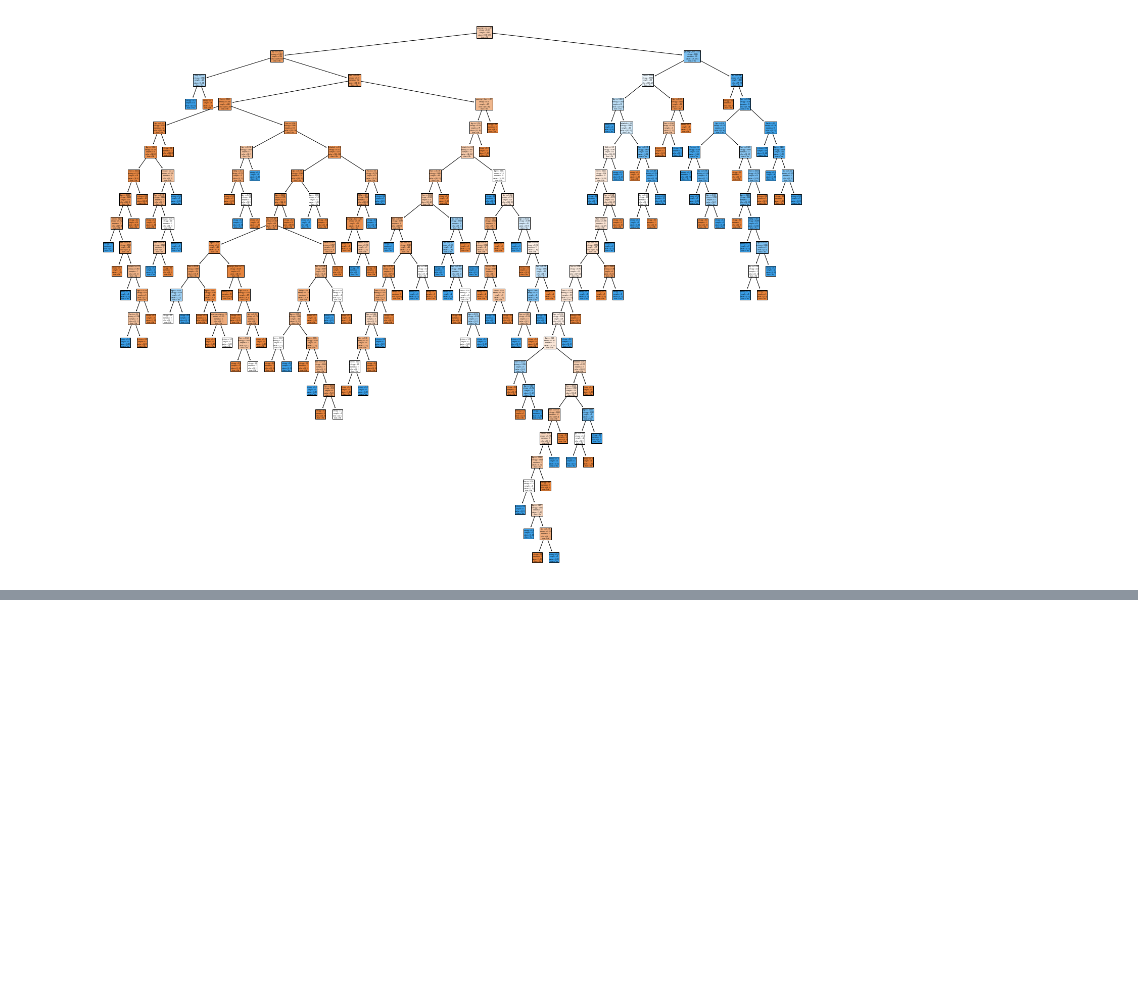
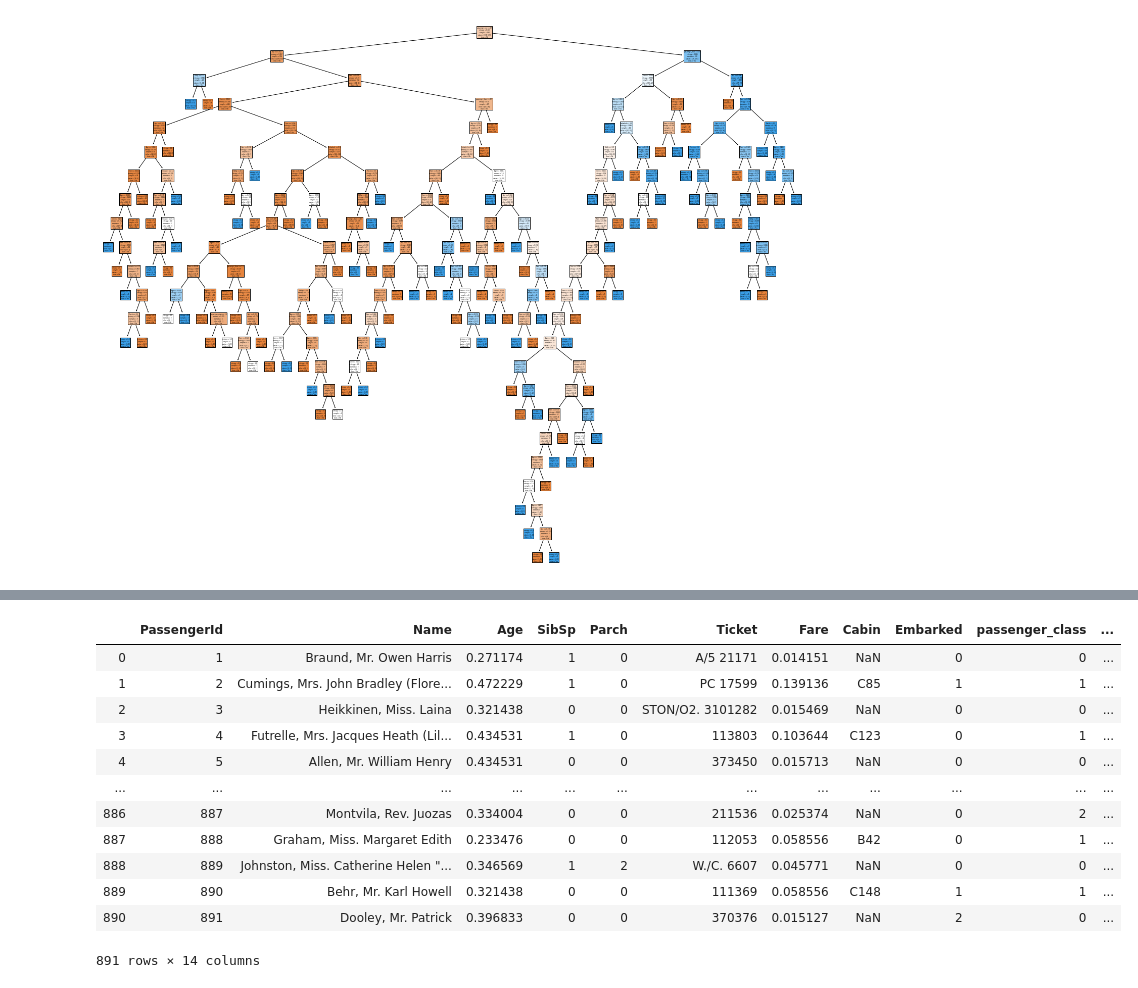
Before and after one commit to HectorMendia/StatisticalLearning1, a Jupyter notebook: proyecto_fase2.ipynb, the cells around one changed output, grey strips where cells are left out. Saved outputs shown, nothing was run; the diff lists cells and outputs as text; code cells hidden in the pictures; blank space fills up the shorter version.

Commit message:
proyecto finalizacion

```diff
--- a/proyecto_fase2.ipynb
+++ b/proyecto_fase2.ipynb
@@ -49,0 +163,30 @@ _ = tree.plot_tree(modelo_DT.modelo,
+# %%
+explore = pd.read_csv('data_titanic_proyecto.csv')
+edad_media =explore.Age.median( skipna = True)
+explore.Age = base_data.Age.replace(np.NaN,edad_media)
+explore.Embarked = explore.Embarked.replace(np.NaN,'S')
+explore['Embarked'] = pd.factorize(explore['Embarked'])[0]
+# conversion a numeros de la clase
+explore['passenger_class'] = pd.factorize(explore['passenger_class'])[0]
+# conversion de sexo a numero
+explore['passenger_sex'] = pd.factorize(explore['passenger_sex'])[0]
+explore['survived'] = pd.factorize(explore['passenger_survived'])[0]
+explore['cat_edad'] = pd.cut(explore.Age,bins=[0,5,15,55,99], right=False,labels=['Baby','Child','Adult','Elderly'])
+explore['cat_edad'] = pd.factorize(explore['cat_edad'])[0]
+explore['Age'] = (explore['Age'] - min(explore['Age']))/ (max(explore['Age'])-min(explore['Age']))
+explore['Fare'] = (explore['Fare'] - min(explore['Fare']))/ (max(explore['Fare'])-min(explore['Fare']))
+explore
+# %% [output]
+|  | PassengerId | Name | Age | SibSp | Parch | Ticket | Fare | Cabin | Embarked | passenger_class | ... |
+| 0 | 1 | Braund, Mr. Owen Harris | 0.271174 | 1 | 0 | A/5 21171 | 0.014151 | NaN | 0 | 0 | ... |
+| 1 | 2 | Cumings, Mrs. John Bradley (Flore... | 0.472229 | 1 | 0 | PC 17599 | 0.139136 | C85 | 1 | 1 | ... |
+| 2 | 3 | Heikkinen, Miss. Laina | 0.321438 | 0 | 0 | STON/O2. 3101282 | 0.015469 | NaN | 0 | 0 | ... |
+| 3 | 4 | Futrelle, Mrs. Jacques Heath (Lil... | 0.434531 | 1 | 0 | 113803 | 0.103644 | C123 | 0 | 1 | ... |
+| 4 | 5 | Allen, Mr. William Henry | 0.434531 | 0 | 0 | 373450 | 0.015713 | NaN | 0 | 0 | ... |
+| ... | ... | ... | ... | ... | ... | ... | ... | ... | ... | ... | ... |
+| 886 | 887 | Montvila, Rev. Juozas | 0.334004 | 0 | 0 | 211536 | 0.025374 | NaN | 0 | 2 | ... |
+| 887 | 888 | Graham, Miss. Margaret Edith | 0.233476 | 0 | 0 | 112053 | 0.058556 | B42 | 0 | 1 | ... |
+| 888 | 889 | Johnston, Miss. Catherine Helen "... | 0.346569 | 1 | 2 | W./C. 6607 | 0.045771 | NaN | 0 | 0 | ... |
+| 889 | 890 | Behr, Mr. Karl Howell | 0.321438 | 0 | 0 | 111369 | 0.058556 | C148 | 1 | 1 | ... |
+| 890 | 891 | Dooley, Mr. Patrick | 0.396833 | 0 | 0 | 370376 | 0.015127 | NaN | 2 | 0 | ... |
+891 rows × 14 columns
```
Also changed, not shown: parts of 21 cells of this notebook, 11 other files.
